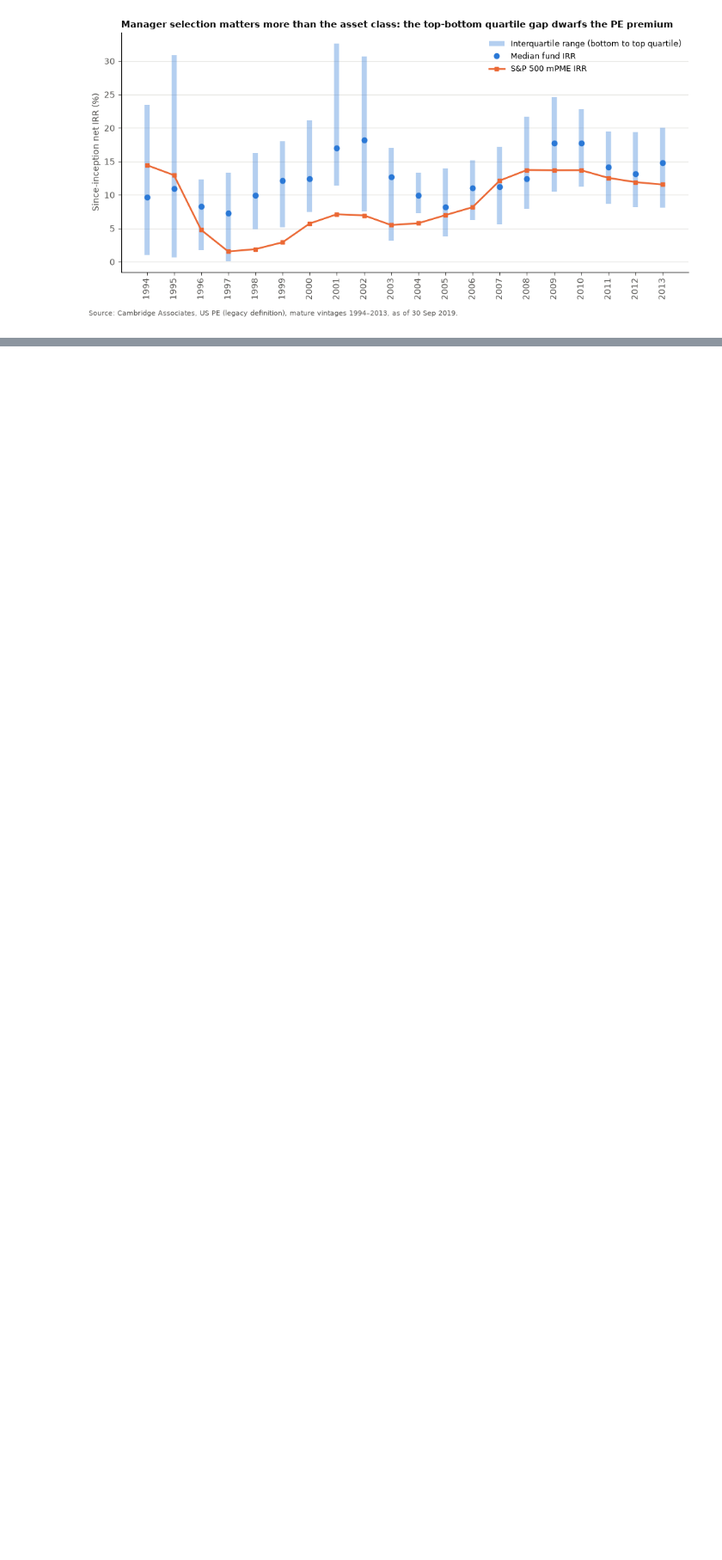
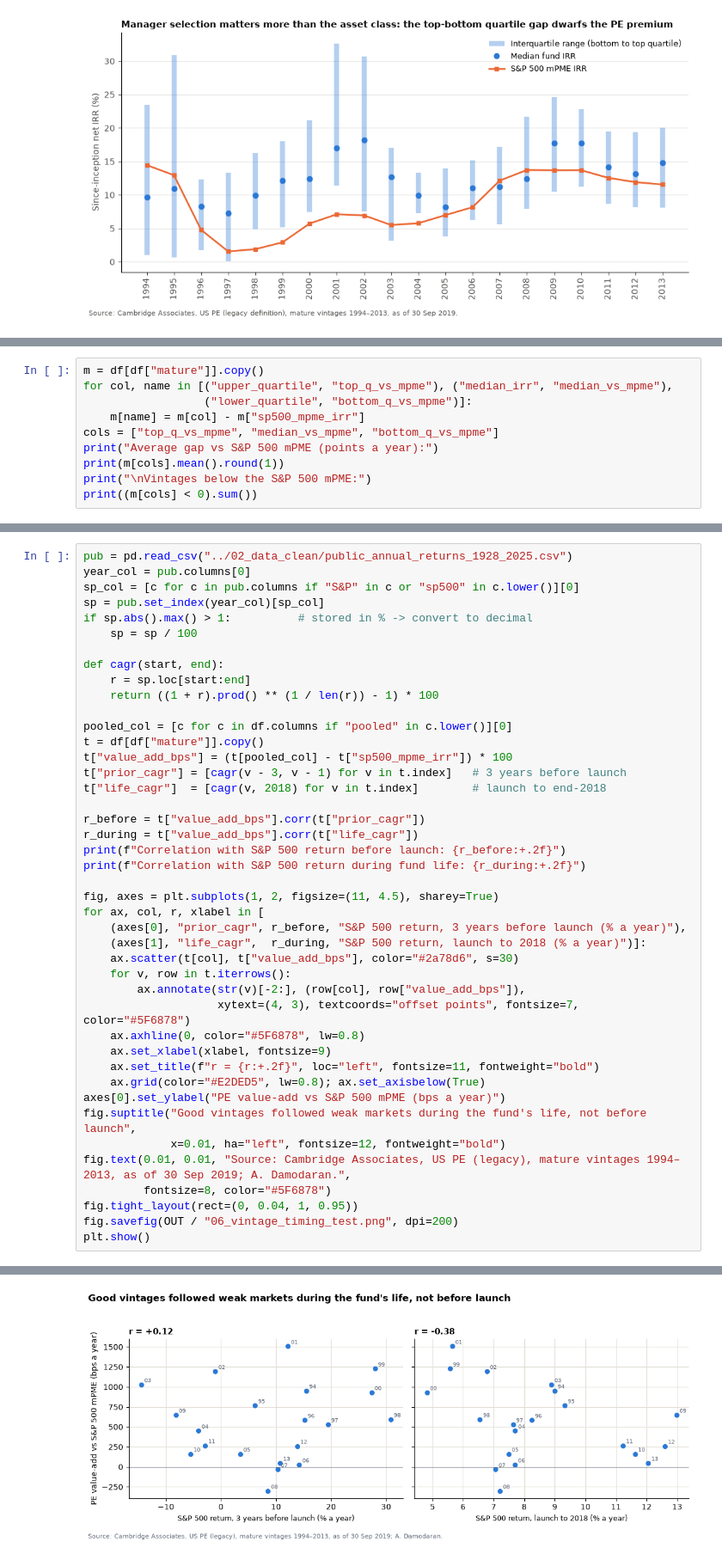
Before and after one commit to samyhassairi/pe-vs-public-markets, a Jupyter notebook: 04_python/02_vintage_analysis.ipynb, the cells around one changed output, grey strips where cells are left out. Shown at 86% size. Saved outputs shown, nothing was run; the diff lists cells and outputs as text; blank space fills up the shorter version.

```diff
--- a/04_python/02_vintage_analysis.ipynb
+++ b/04_python/02_vintage_analysis.ipynb
@@ -215,0 +218,10 @@ plt.show()
+# %%
+m = df[df["mature"]].copy()
+for col, name in [("upper_quartile", "top_q_vs_mpme"), ("median_irr", "median_vs_mpme"),
+                  ("lower_quartile", "bottom_q_vs_mpme")]:
+    m[name] = m[col] - m["sp500_mpme_irr"]
+cols = ["top_q_vs_mpme", "median_vs_mpme", "bottom_q_vs_mpme"]
+print("Average gap vs S&P 500 mPME (points a year):")
+print(m[cols].mean().round(1))
+print("\nVintages below the S&P 500 mPME:")
+print((m[cols] < 0).sum())
@@ -215,0 +243,44 @@ plt.show()
+# %%
+pub = pd.read_csv("../02_data_clean/public_annual_returns_1928_2025.csv")
+year_col = pub.columns[0]
+sp_col = [c for c in pub.columns if "S&P" in c or "sp500" in c.lower()][0]
+sp = pub.set_index(year_col)[sp_col]
+if sp.abs().max() > 1:          # stored in % -> convert to decimal
+    sp = sp / 100
+
+def cagr(start, end):
+    r = sp.loc[start:end]
+    return ((1 + r).prod() ** (1 / len(r)) - 1) * 100
+
+pooled_col = [c for c in df.columns if "pooled" in c.lower()][0]
+t = df[df["mature"]].copy()
+t["value_add_bps"] = (t[pooled_col] - t["sp500_mpme_irr"]) * 100
+t["prior_cagr"] = [cagr(v - 3, v - 1) for v in t.index]   # 3 years before launch
+t["life_cagr"]  = [cagr(v, 2018) for v in t.index]        # launch to end-2018
+
+r_before = t["value_add_bps"].corr(t["prior_cagr"])
+r_during = t["value_add_bps"].corr(t["life_cagr"])
+print(f"Correlation with S&P 500 return before launch: {r_before:+.2f}")
+print(f"Correlation with S&P 500 return during fund life: {r_during:+.2f}")
+
+fig, axes = plt.subplots(1, 2, figsize=(11, 4.5), sharey=True)
+for ax, col, r, xlabel in [
+    (axes[0], "prior_cagr", r_before, "S&P 500 return, 3 years before launch (% a year)"),
+    (axes[1], "life_cagr",  r_during, "S&P 500 return, launch to 2018 (% a year)")]:
+    ax.scatter(t[col], t["value_add_bps"], color="#2a78d6", s=30)
+    for v, row in t.iterrows():
+        ax.annotate(str(v)[-2:], (row[col], row["value_add_bps"]),
+                    xytext=(4, 3), textcoords="offset points", fontsize=7, color="#5F6878")
+    ax.axhline(0, color="#5F6878", lw=0.8)
+    ax.set_xlabel(xlabel, fontsize=9)
+    ax.set_title(f"r = {r:+.2f}", loc="left", fontsize=11, fontweight="bold")
+    ax.grid(color="#E2DED5", lw=0.8); ax.set_axisbelow(True)
+axes[0].set_ylabel("PE value-add vs S&P 500 mPME (bps a year)")
+fig.suptitle("Good vintages followed weak markets during the fund's life, not before launch",
+             x=0.01, ha="left", fontsize=12, fontweight="bold")
+fig.text(0.01, 0.01, "Source: Cambridge Associates, US PE (legacy), mature vintages 1994–2013, as of 30 Sep 2019; A. Damodaran.",
+         fontsize=8, color="#5F6878")
+fig.tight_layout(rect=(0, 0.04, 1, 0.95))
+fig.savefig(OUT / "06_vintage_timing_test.png", dpi=200)
+plt.show()
+# %% [output]
@@ -216,2 +289,3 @@ plt.show()
+[figure, added]
 # %% [markdown]
 ## Key takeaways
```
Also changed, not shown: parts of 5 cells of this notebook, 6 other files.
